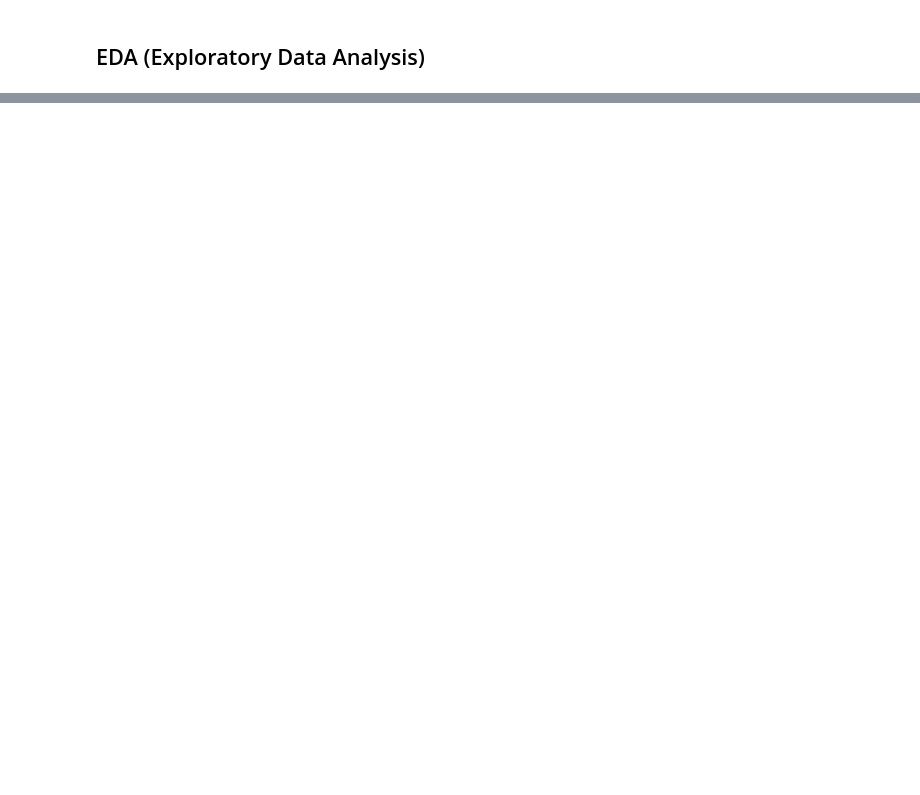
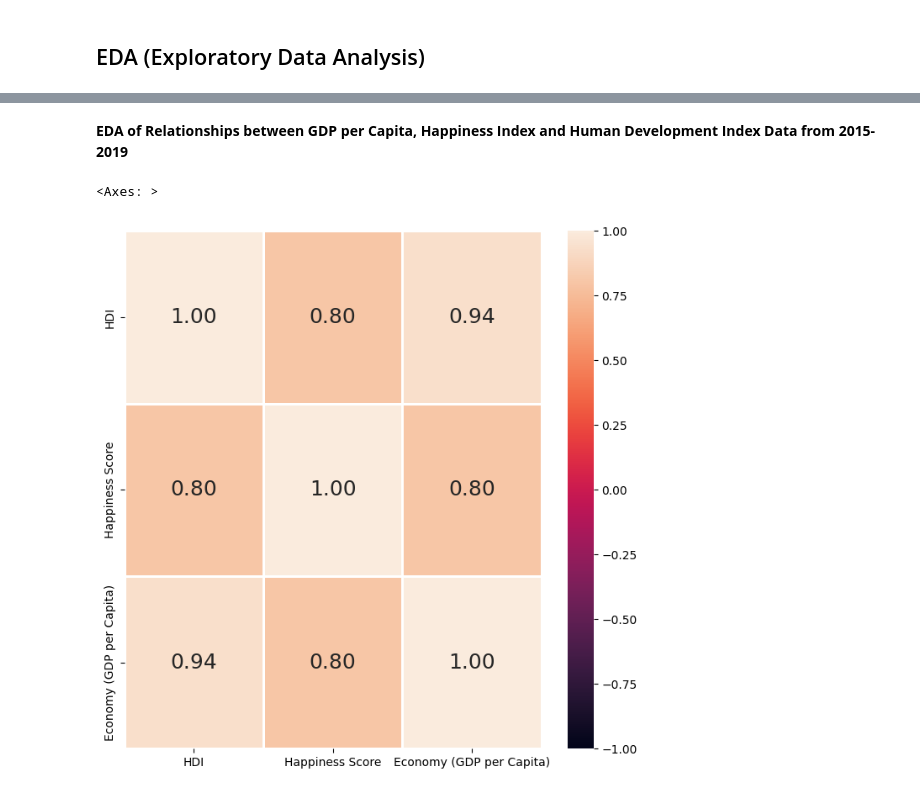
Before and after one commit to xTakoyaki/SC1015-Mini-Project, a Jupyter notebook: SC1015_MiniProject.ipynb, the cells around one changed output, grey strips where cells are left out. Cells and saved outputs as stored; diff of their text form; code cells hidden in the pictures; blank space fills up the shorter version.

```diff
--- a/SC1015_MiniProject.ipynb
+++ b/SC1015_MiniProject.ipynb
@@ -61,7 +61,7 @@ __From the 5 datasets above, we have observed that, although the context is the
 happiness_df2017.rename(columns={
     'Happiness.Rank': 'Happiness Rank',
     'Happiness.Score': 'Happiness Score',
-    'Economy..GDP.per.Capita': 'Economy (GDP per Capita)',
+    'Economy..GDP.per.Capita.': 'Economy (GDP per Capita)',
     'Health..Life.Expectancy.': 'Health (Life Expectancy)',
     'Happiness.Score': 'Happiness Score',
     'Trust..Government.Corruption.': 'Trust (Government Corruption)',
@@ -112,3 +112,11 @@ sorted_2016 = filtered_2016.sort_values(by='Country', ascending=True)
 sorted_2017 = filtered_2017.sort_values(by='Country', ascending=True)
 sorted_2018 = filtered_2018.sort_values(by='Country', ascending=True)
 sorted_2019 = filtered_2019.sort_values(by='Country', ascending=True)
+
+sorted_2015.set_index('Country', inplace=True)
+sorted_2016.set_index('Country', inplace=True)
+sorted_2017.set_index('Country', inplace=True)
+sorted_2018.set_index('Country', inplace=True)
+sorted_2019.set_index('Country', inplace=True)
+
+sorted_2015.head()
@@ -280,6 +190,6 @@ __After filtering for data between 2015 - 2019, our group wants to also make sur
 # %%
-country_benchmark = sorted_2015.sort_values(by='Country', ascending=True)
-country_benchmark = country_benchmark['Country']
+country_benchmark = HDI_2015.index
+
 
 # Happiness Index
 HI_2015 = sorted_2015[sorted_2015.index.isin(country_benchmark)]
@@ -288,13 +198,7 @@ HI_2017 = sorted_2017[sorted_2017.index.isin(country_benchmark)]
 HI_2018 = sorted_2018[sorted_2018.index.isin(country_benchmark)]
 HI_2019 = sorted_2019[sorted_2019.index.isin(country_benchmark)]
 
-# GDP
-GDP_2015 = data_2015[data_2015.index.isin(country_benchmark)]
-GDP_2016 = data_2016[data_2016.index.isin(country_benchmark)]
-GDP_2017 = data_2017[data_2017.index.isin(country_benchmark)]
-GDP_2018 = data_2018[data_2018.index.isin(country_benchmark)]
-GDP_2019 = data_2019[data_2019.index.isin(country_benchmark)]
-
+country_benchmark = HI_2015.index
 # HDI
 HDI_2015 = HDI_2015[HDI_2015.index.isin(country_benchmark)]
 HDI_2016 = HDI_2016[HDI_2016.index.isin(country_benchmark)]
@@ -307,0 +340,4 @@ __The datasets for Happiness Index, GDP and HDI have been cleaned and are now re
+# %%
+# Summary Statistics for Human Development Index 2015
+HDI_2015['HDI'] = HDI_2015['HDI'].replace('..', np.nan).astype(float)
+HDI_2015.describe()
@@ -307,0 +577,17 @@ __The datasets for Happiness Index, GDP and HDI have been cleaned and are now re
+# %% [markdown]
+__EDA of Relationships between GDP per Capita, Happiness Index and Human Development Index Data from 2015-2019__
+# %%
+# Create a correlation matrix
+corr_data = pd.concat([HDI_2015['HDI'],HI_2015['Happiness Score'], HI_2015['Economy (GDP per Capita)']], axis=1).corr()
+
+# Set the correlation of each variable with itself to 1
+for col in corr_data.columns:
+    corr_data.loc[col, col] = 1
+
+# Create a heatmap of the correlation matrix
+f = plt.figure(figsize=(8, 8))
+sb.heatmap(corr_data, vmin=-1, vmax=1, linewidths=1,
+           annot=True, fmt=".2f", annot_kws={"size": 18})
+# %% [output]
+<Axes: >
+[figure, added]
```
Also changed, not shown: parts of 132 cells of this notebook.
